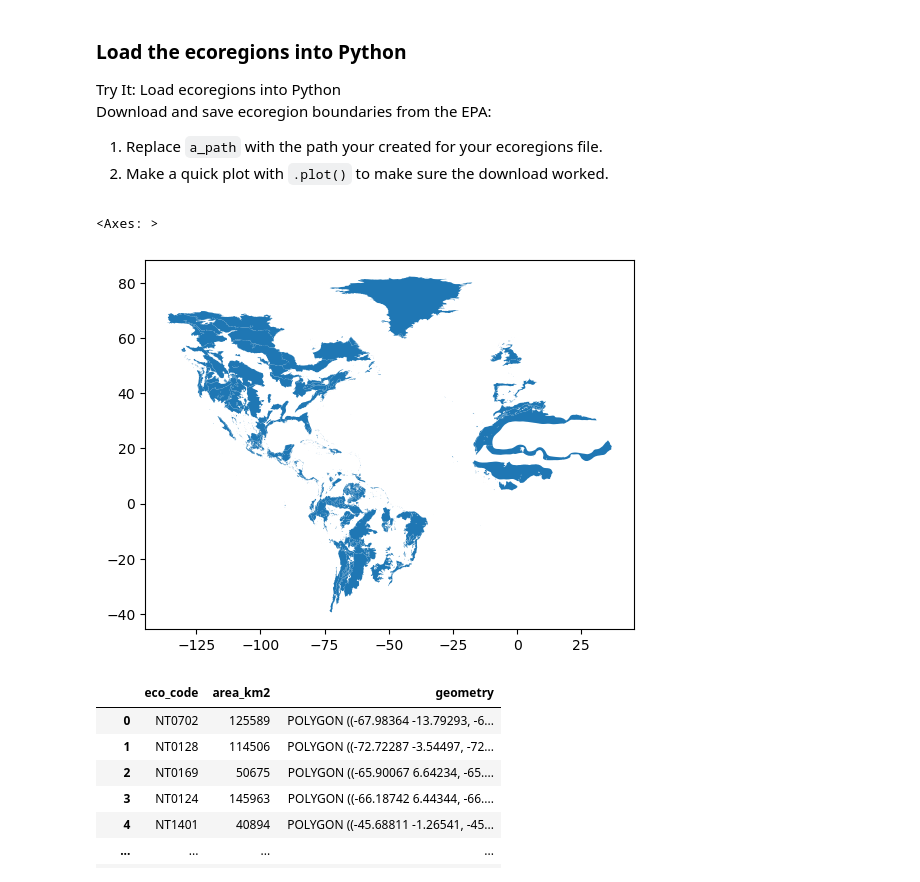
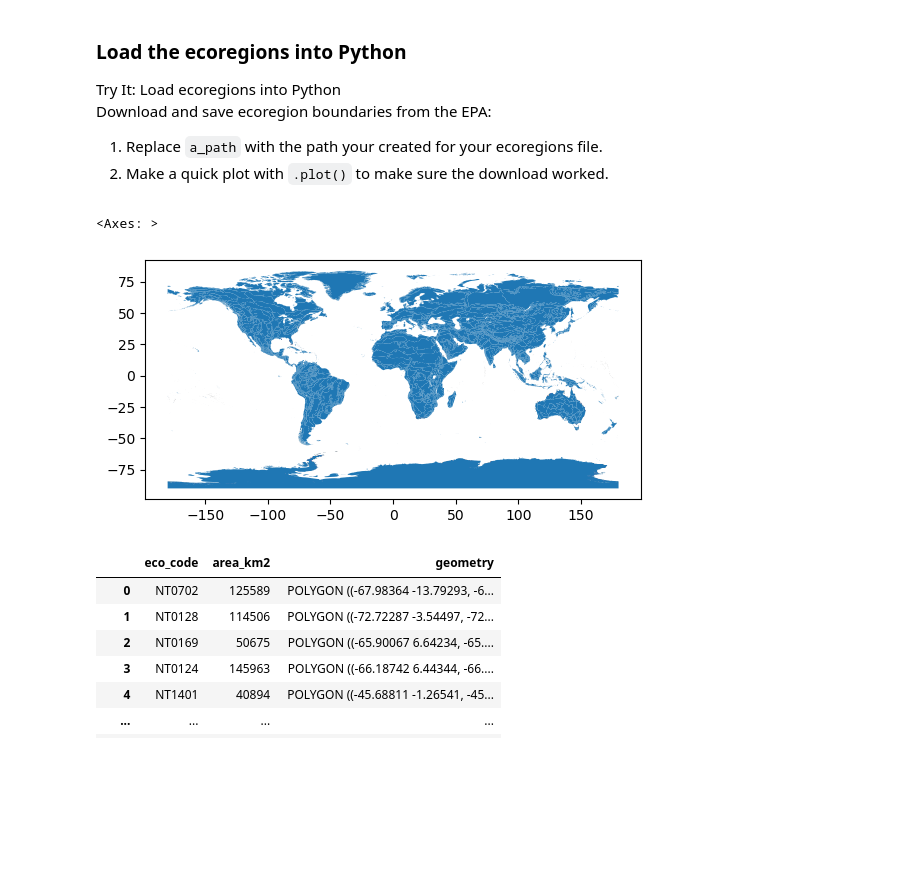
Before and after one commit to earthlab-education/02-migration-nquarder, a Jupyter notebook: notebooks/migration-31-wrangle.ipynb, the cells around one changed output. Drawn from its saved outputs; the diff is of its cells as text; code cells hidden in the pictures; blank space fills up the shorter version.

Commit message:
fix link to ecoregions data (from 2024)

```diff
--- a/notebooks/migration-31-wrangle.ipynb
+++ b/notebooks/migration-31-wrangle.ipynb
@@ -120,13 +120,13 @@ download worked.</li>
 </ol></div></div>
 # %%
 # Open up the ecoregions boundaries
-ecoregions_gdf = gpd.read_file('/workspaces/data/ecoregions_dir/ecoregions/ecoregions.shp')
+ecoregions_gdf = gpd.read_file('https://storage.googleapis.com/teow2016/Ecoregions2017.zip')
 
 # Plot the ecoregions quickly to check download
 ecoregions_gdf.plot()
 # %% [output]
 <Axes: >
-[figure, old version]
+[figure, new version]
 # %%
 # Look at first and last rows of data
 ecoregions_gdf
```
